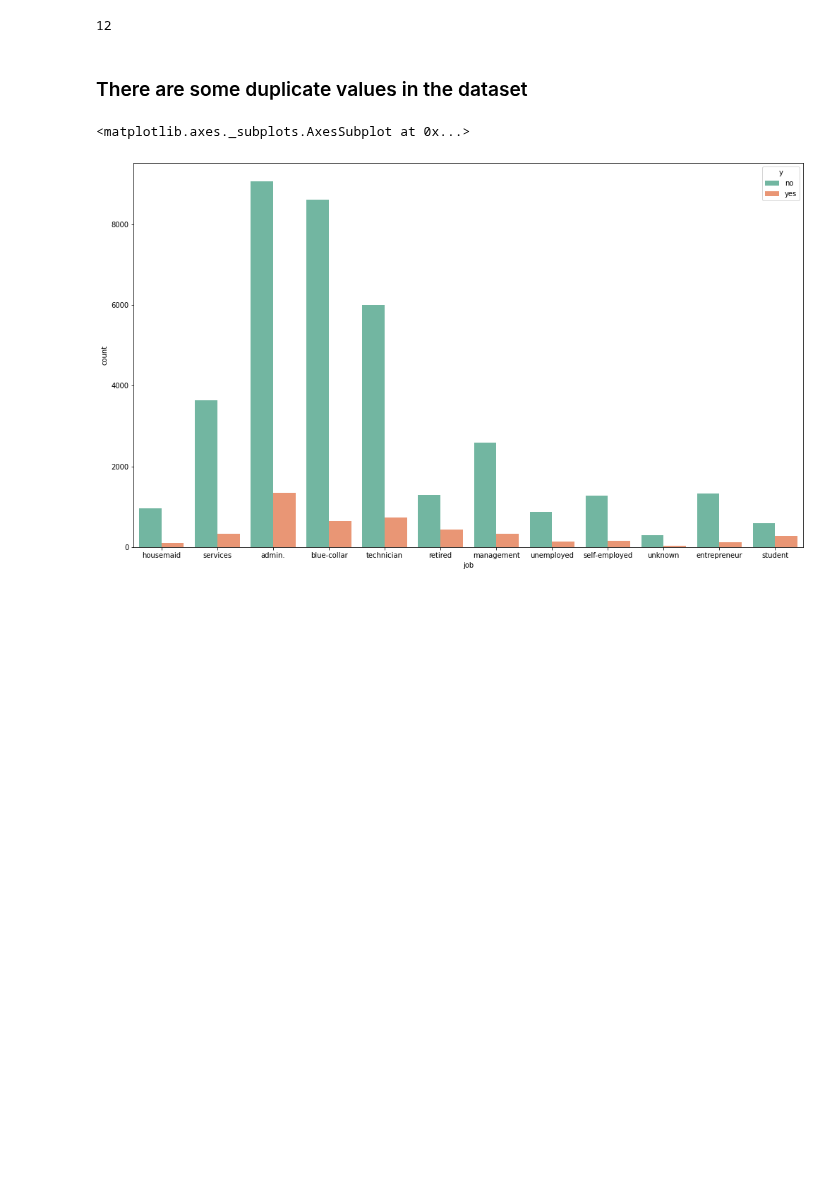
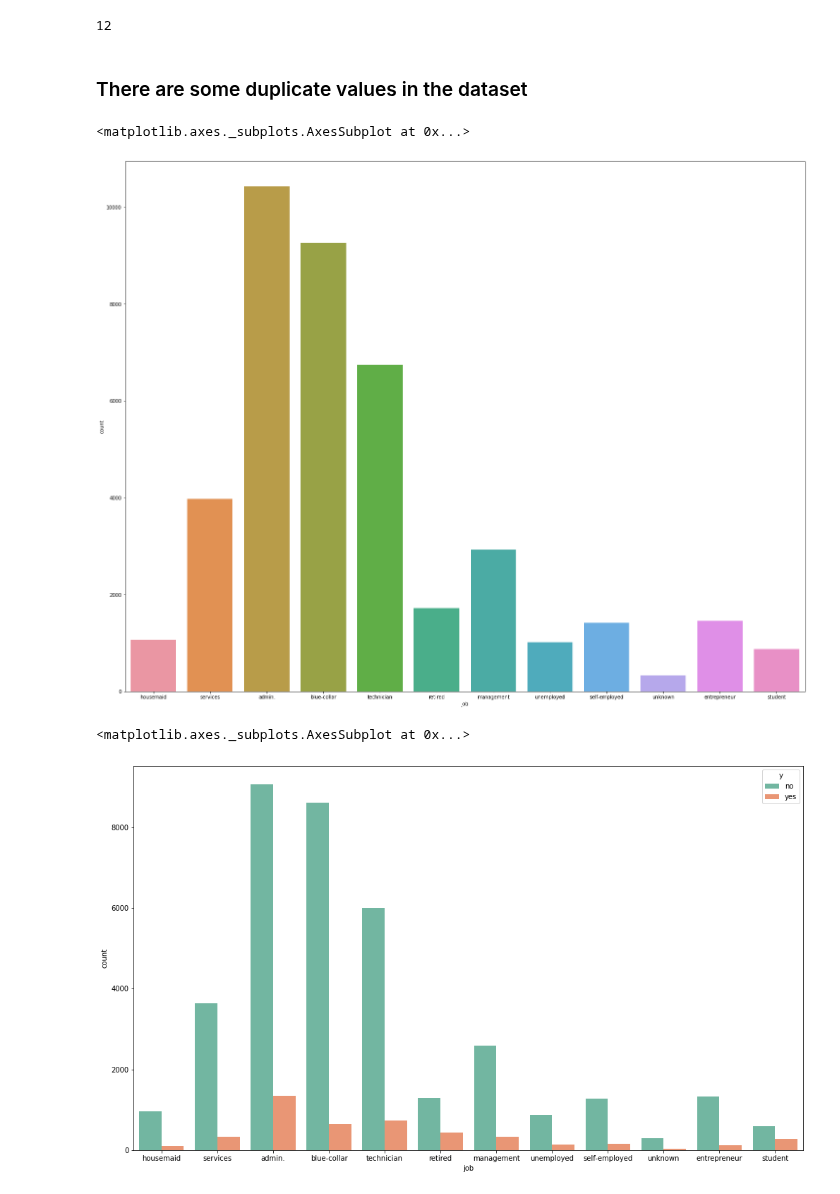
Before and after one commit to VpkPrasanna/ineuronchallanges, a Jupyter notebook: Banking subscription/BankSubscription.ipynb, the cells around one changed output. Drawn from its saved outputs; the diff is of its cells as text; code cells hidden in the pictures; blank space fills up the shorter version.

```diff
--- a/Banking subscription/BankSubscription.ipynb
+++ b/Banking subscription/BankSubscription.ipynb
@@ -78,6 +78,11 @@ train_data.duplicated().sum()
 12
 # %% [markdown]
 ### There are some duplicate values in the dataset
+# %%
+sns.countplot(x=train_data['job'])
+# %% [output]
+<matplotlib.axes._subplots.AxesSubplot at 0x...>
+[figure, added]
 # %%
 rcParams['figure.figsize'] = 17,10
 sns.countplot(x=train_data['job'],hue=train_data['y'],palette="Set2")
```
Also changed, not shown: parts of 22 cells of this notebook.
